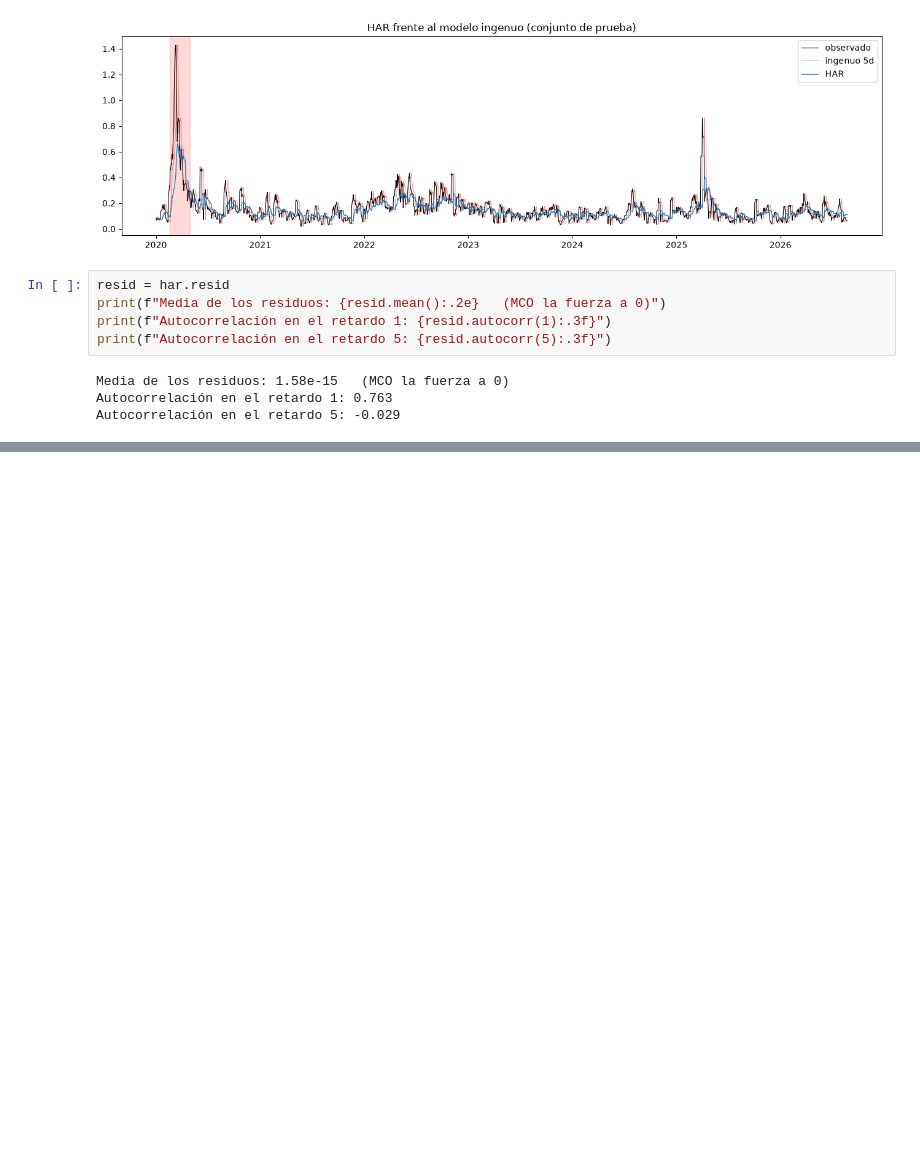
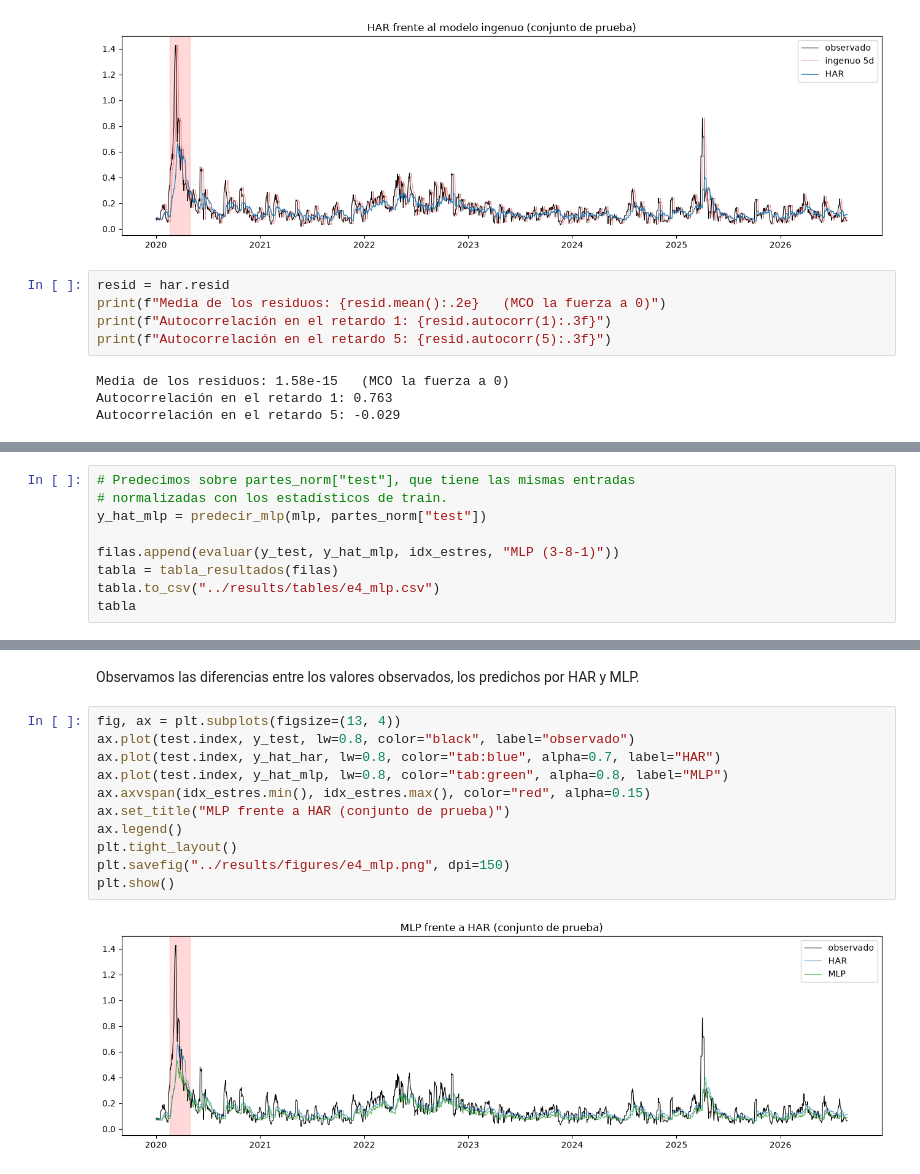
Before and after one commit to VictorSinNav/TFG, a Jupyter notebook: notebooks/02_modelos.ipynb, the cells around one changed output, grey strips where cells are left out. Cells and saved outputs as stored; diff of their text form; blank space fills up the shorter version.

```diff
--- a/notebooks/02_modelos.ipynb
+++ b/notebooks/02_modelos.ipynb
@@ -139,0 +182,9 @@ Autocorrelación en el retardo 5: -0.029
+# %%
+# Predecimos sobre partes_norm["test"], que tiene las mismas entradas
+# normalizadas con los estadísticos de train.
+y_hat_mlp = predecir_mlp(mlp, partes_norm["test"])
+
+filas.append(evaluar(y_test, y_hat_mlp, idx_estres, "MLP (3-8-1)"))
+tabla = tabla_resultados(filas)
+tabla.to_csv("../results/tables/e4_mlp.csv")
+tabla
@@ -139,0 +199,15 @@ Autocorrelación en el retardo 5: -0.029
+# %% [markdown]
+Observamos las diferencias entre los valores observados, los predichos por HAR y MLP.
+# %%
+fig, ax = plt.subplots(figsize=(13, 4))
+ax.plot(test.index, y_test, lw=0.8, color="black", label="observado")
+ax.plot(test.index, y_hat_har, lw=0.8, color="tab:blue", alpha=0.7, label="HAR")
+ax.plot(test.index, y_hat_mlp, lw=0.8, color="tab:green", alpha=0.8, label="MLP")
+ax.axvspan(idx_estres.min(), idx_estres.max(), color="red", alpha=0.15)
+ax.set_title("MLP frente a HAR (conjunto de prueba)")
+ax.legend()
+plt.tight_layout()
+plt.savefig("../results/figures/e4_mlp.png", dpi=150)
+plt.show()
+# %% [output]
+[figure, added]
```
Also changed, not shown: parts of 7 cells of this notebook, 9 other files.
